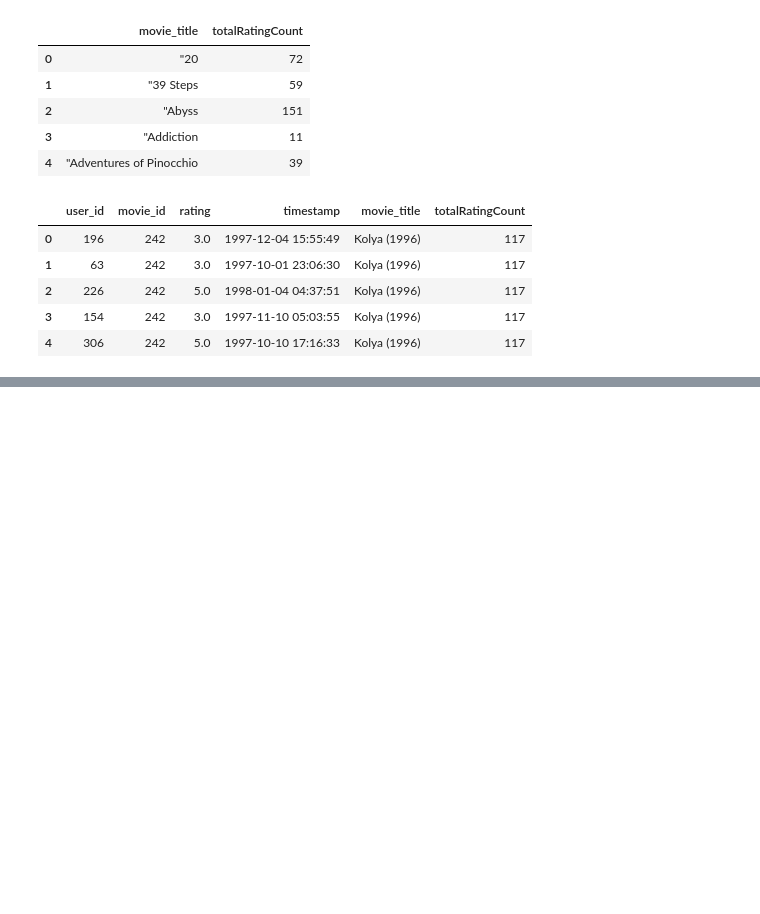
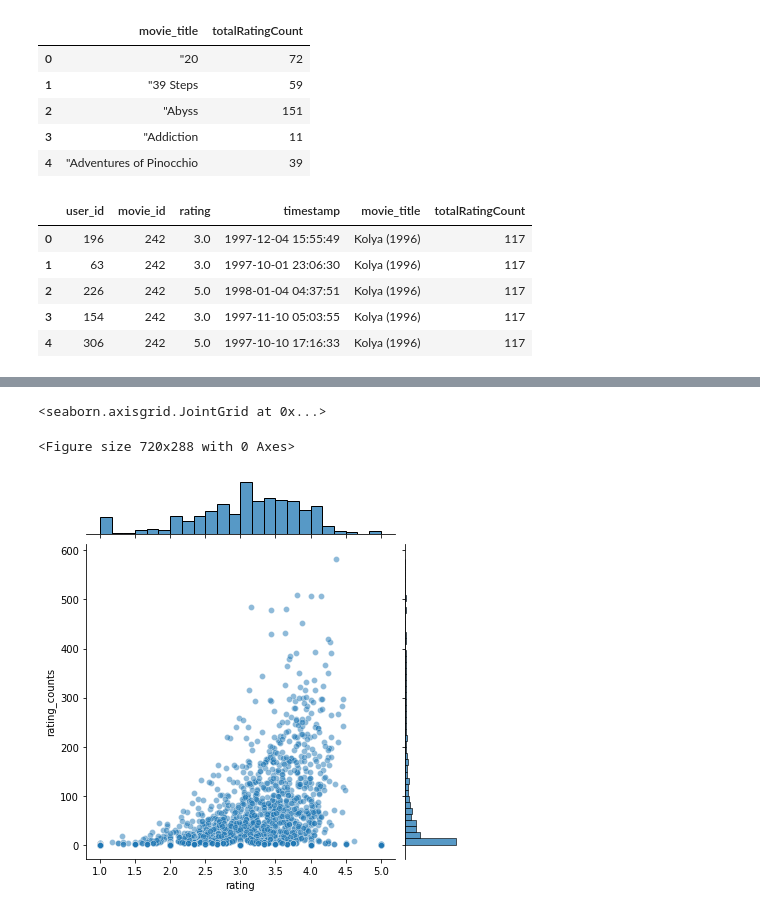
Before and after one commit to sibblu/movie-recommendation-using-user-personality, a Jupyter notebook: EDA.ipynb, the cells around one changed output, grey strips where cells are left out. Saved outputs shown, nothing was run; the diff lists cells and outputs as text; code cells hidden in the pictures; blank space fills up the shorter version.

```diff
--- a/EDA.ipynb
+++ b/EDA.ipynb
@@ -103,0 +142,8 @@ movie_ratings_by_user_with_total_rating_count.head()
+# %%
+#average rating vs total rating count
+plt.figure(figsize=(10,4))
+sns.jointplot(x='rating',y='rating_counts',data=avg_ratings,alpha=0.5)
+# %% [output]
+<seaborn.axisgrid.JointGrid at 0x...>
+<Figure size 720x288 with 0 Axes>
+[figure, added]
```
Also changed, not shown: parts of 13 cells of this notebook, 1 other file.
